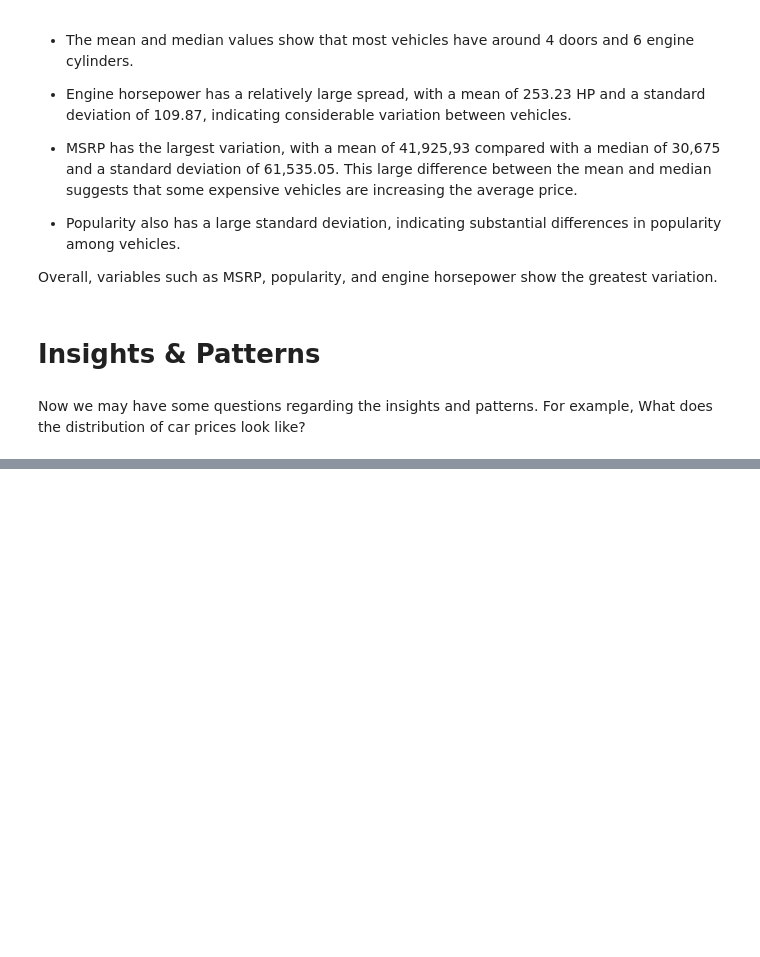
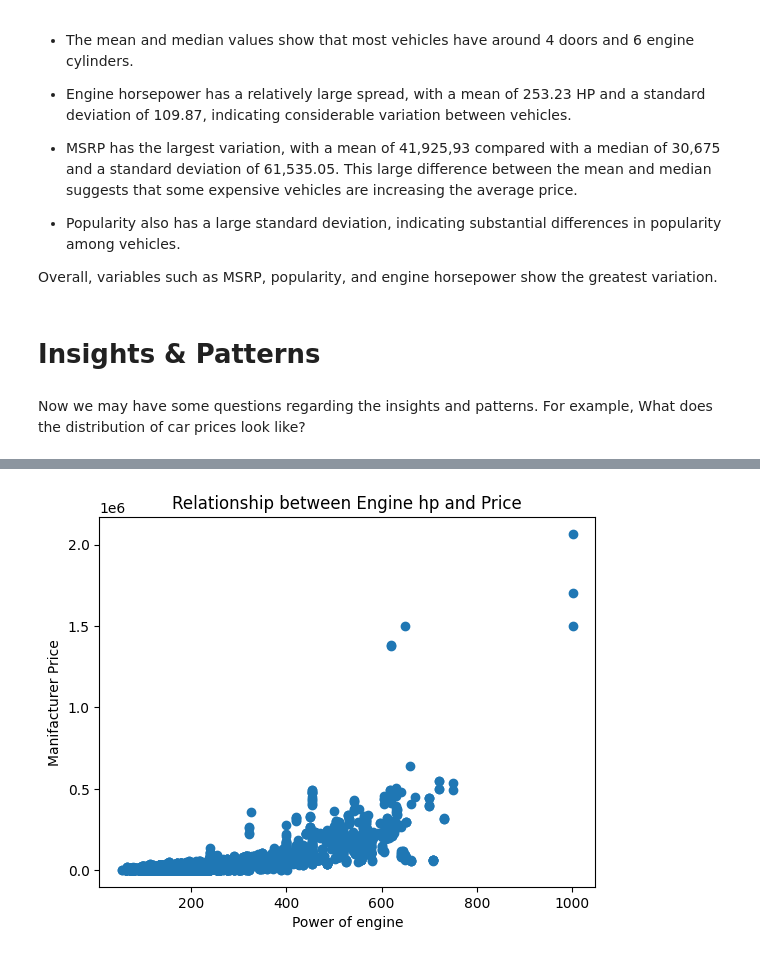
Before and after one commit to basmalamoataz/Samsung-car-price-analysis, a Jupyter notebook: Clean Data/statistics.ipynb, the cells around one changed output, grey strips where cells are left out. Drawn from its saved outputs; the diff is of its cells as text; code cells hidden in the pictures; blank space fills up the shorter version.

```diff
--- a/Clean Data/statistics.ipynb
+++ b/Clean Data/statistics.ipynb
@@ -72,0 +120,8 @@ For example, What does the distribution of car prices look like?
+# %%
+plt.scatter(df['engine_hp'],df['msrp'])
+plt.title('Relationship between Engine hp and Price')
+plt.xlabel('Power of engine')
+plt.ylabel('Manifacturer Price')
+plt.show()
+# %% [output]
+[figure, added]
```
Also changed, not shown: parts of 9 cells of this notebook.
